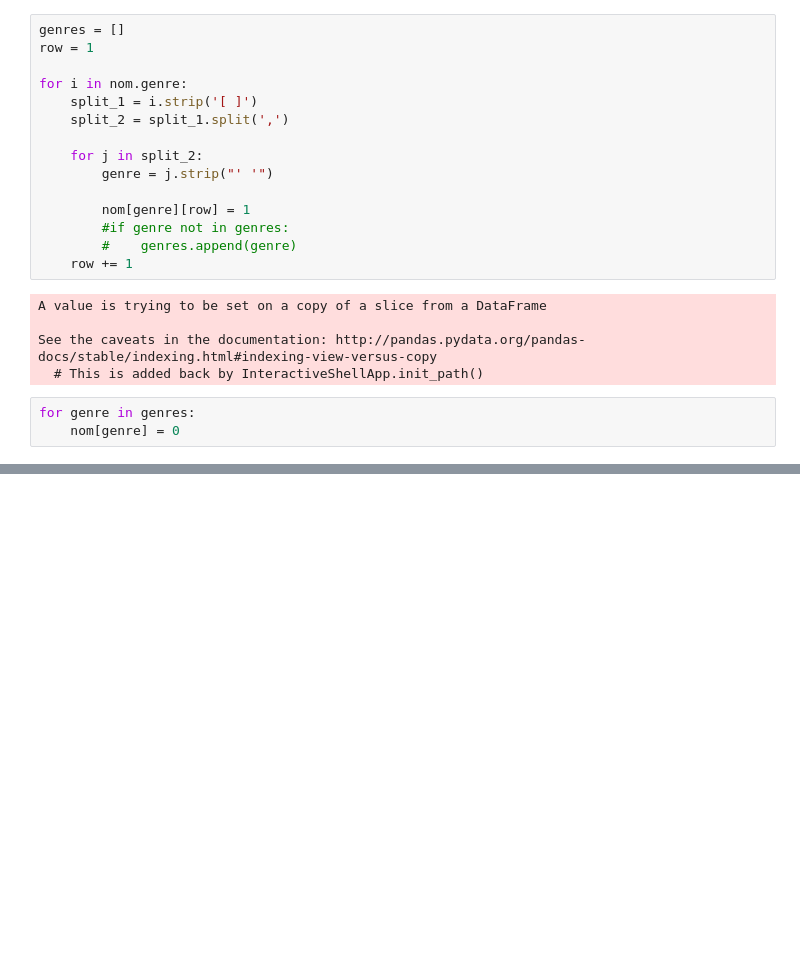
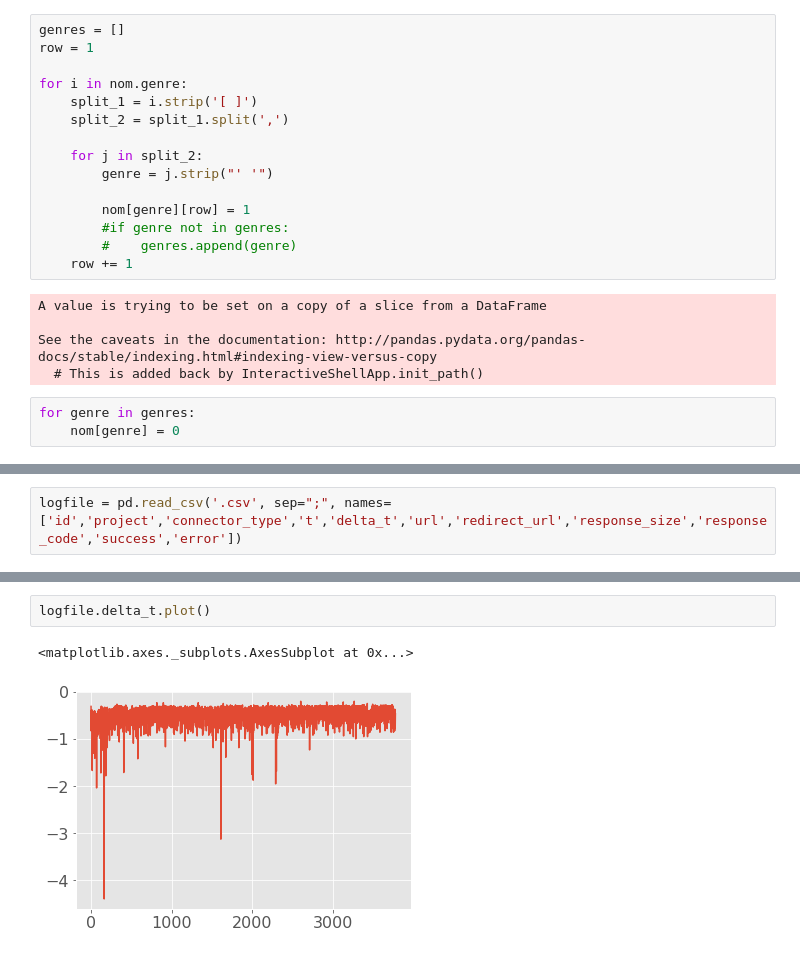
Before and after one commit to JohannesHoseth/Team-Leo, a Jupyter notebook: Data tidying.ipynb, the cells around one changed output, grey strips where cells are left out. Drawn from its saved outputs; the diff is of its cells as text; blank space fills up the shorter version.

```diff
--- a/Data tidying.ipynb
+++ b/Data tidying.ipynb
@@ -63,0 +58,2 @@ nom
+# %%
+logfile = pd.read_csv('.csv', sep=";", names=['id','project','connector_type','t','delta_t','url','redirect_url','response_size','response_code','success','error'])
@@ -63,0 +69,5 @@ nom
+# %%
+logfile.delta_t.plot()
+# %% [output]
+<matplotlib.axes._subplots.AxesSubplot at 0x...>
+[figure, added]
```
Also changed, not shown: parts of 4 cells of this notebook, 3 other files.
